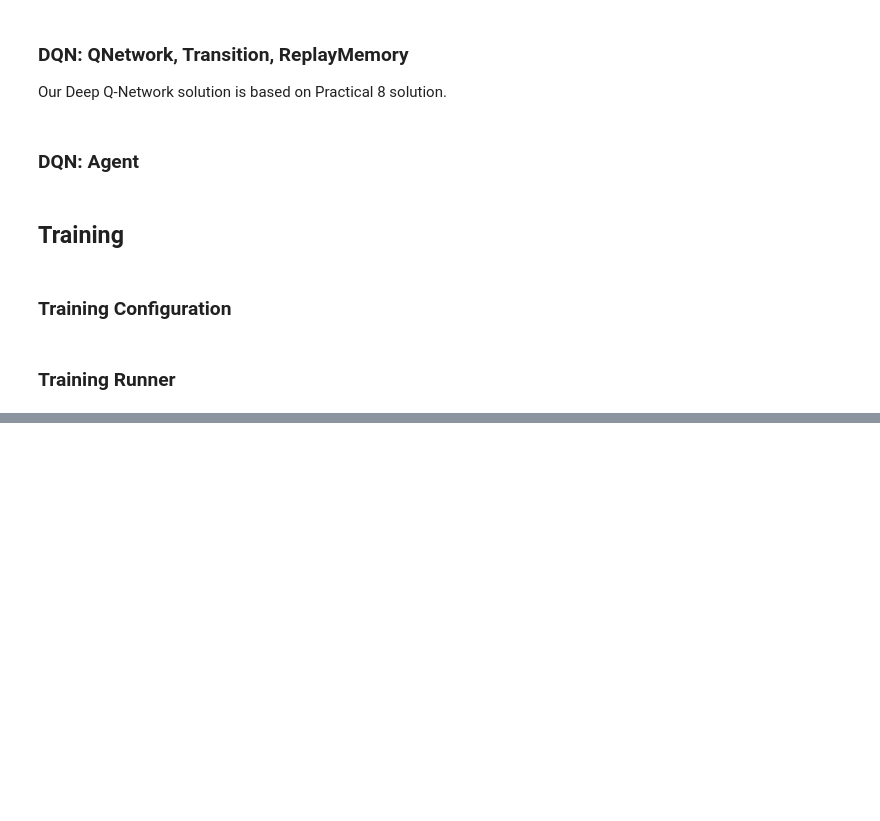
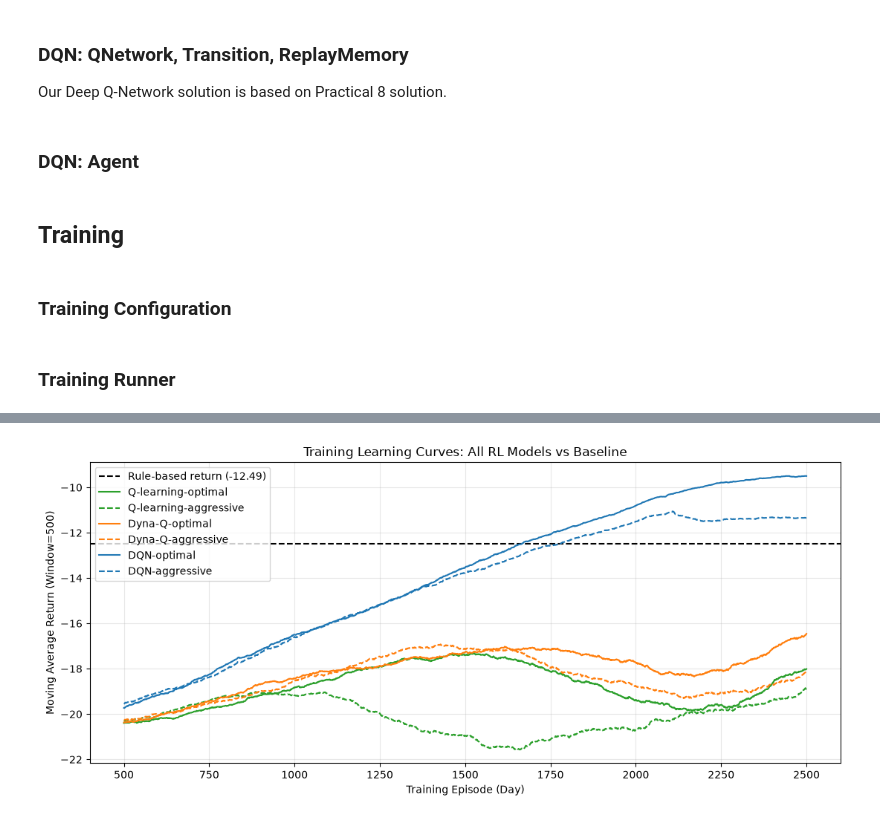
Before and after one commit to climerman/curtin-comp6008-g17-2026, a Jupyter notebook: solar_models_final.ipynb, the cells around one changed output, grey strips where cells are left out. Drawn from its saved outputs; the diff is of its cells as text; code cells hidden in the pictures; blank space fills up the shorter version.

```diff
--- a/solar_models_final.ipynb
+++ b/solar_models_final.ipynb
@@ -891,0 +919,37 @@ DQN-aggressive                -25.22       7.75           17.47      25.22
+# %%
+# ---------------------------------------------------------------------------
+# Training Curves
+# ---------------------------------------------------------------------------
+window = max(2, int(SELECTED_CONFIG["eval_window"]))
+
+plt.figure(figsize=(11, 5))
+rule_return = results["Rule-based"]["return"]
+plt.axhline(rule_return, color="black", linestyle="--", linewidth=1.5, label=f"Rule-based return ({rule_return:.2f})")
+
+styles = {
+    "Q-learning-optimal": ("#2ca02c", "-"),
+    "Q-learning-aggressive": ("#2ca02c", "--"),
+    "Dyna-Q-optimal": ("#ff7f0e", "-"),
+    "Dyna-Q-aggressive": ("#ff7f0e", "--"),
+    "DQN-optimal": ("#1f77b4", "-"),
+    "DQN-aggressive": ("#1f77b4", "--"),
+}
+
+for name, runs in history.items():
+    if not runs:
+        continue
+    mean = np.mean(runs, axis=0)
+    if len(mean) >= window:
+        moving_avg = np.convolve(mean, np.ones(window) / window, mode="valid")
+        color, l_style = styles.get(name, (None, "-"))
+        plt.plot(np.arange(window, len(mean) + 1), moving_avg, label=name, color=color, linestyle=l_style)
+
+plt.xlabel("Training Episode (Day)")
+plt.ylabel(f"Moving Average Return (Window={window})")
+plt.title("Training Learning Curves: All RL Models vs Baseline")
+plt.legend(loc="upper left")
+plt.grid(alpha=0.3)
+plt.tight_layout()
+plt.show()
+# %% [output]
+[figure, added]
```
Also changed, not shown: parts of 3 cells of this notebook.
